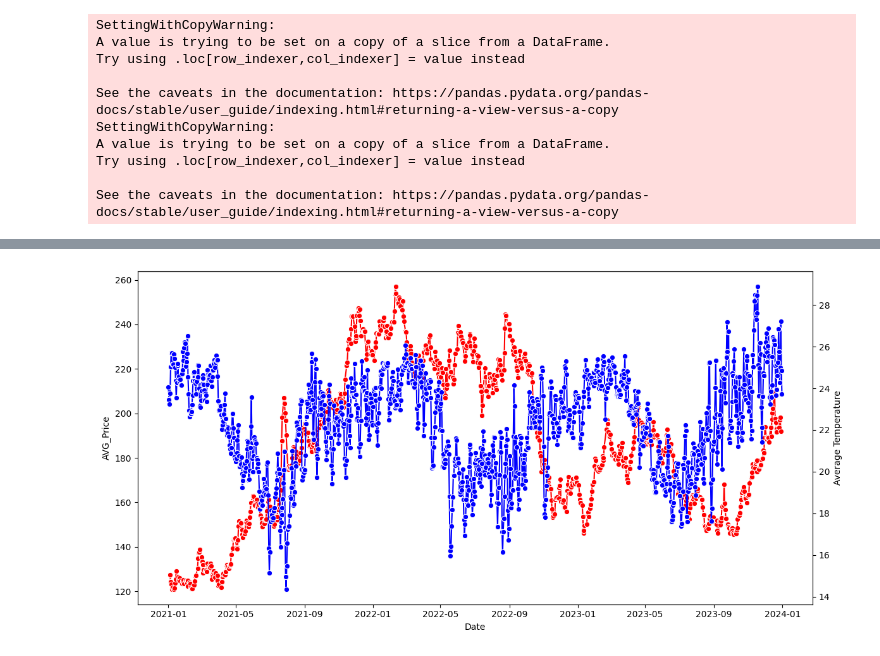
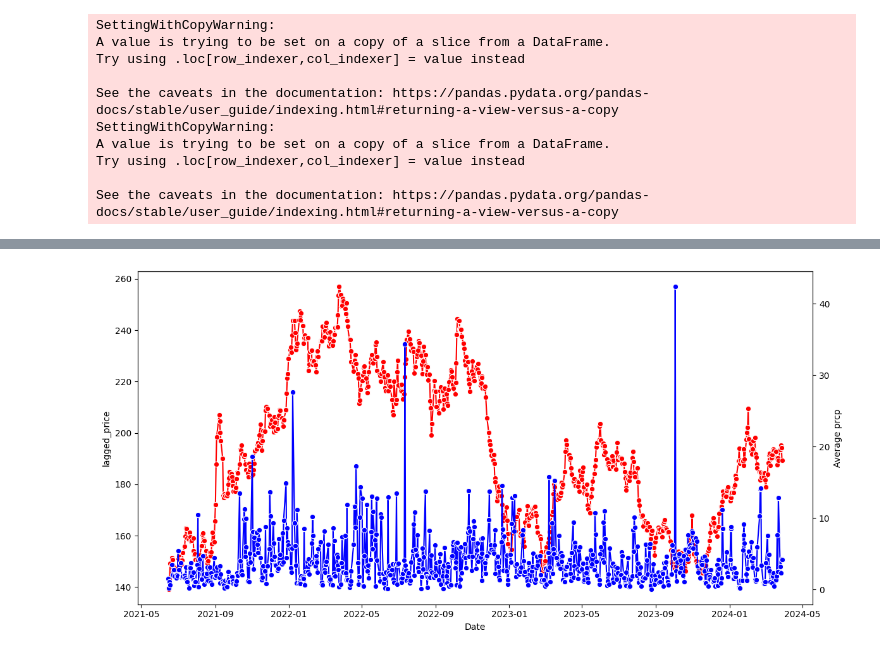
Before and after one commit to maseehfaizan/Project_code, a Jupyter notebook: Master.ipynb, the cells around one changed output, grey strips where cells are left out. Drawn from its saved outputs; the diff is of its cells as text; code cells hidden in the pictures.

Commit message:
I added data for Columbia and further did some OLS regression. Also added a 30 day lagg between tempratures and prices

```diff
--- a/Master.ipynb
+++ b/Master.ipynb
@@ -65,8 +90,8 @@ city.head()
 
 I have daily weather data starting from **2019** unitl end of **2023** from the closest stations where data is available in these regions/citites.
 # %%
-start = datetime(2018, 1, 1)
-end = datetime(2023, 12, 31)
+start = datetime(2021, 5, 1)
+end = datetime(2024, 3, 31)
 #empty dataframe
 wdata = pd.DataFrame()
 ix = 0
@@ -104,7 +129,6 @@ for i in city['city']:
 
 wdata = wdata.drop_duplicates(subset='time')
 # So when we divide the data later both have the dates
-wdata = wdata.set_index('time')
 # %% [markdown]
 ### Saving a copy of the file, just in case the servers aren't functionning
 # %%
@@ -122,7 +147,8 @@ tavg_columns = [col for col in wdata.columns if col.startswith('tavg')]
 # Create a new DataFrame with these columns
 tavg_df = wdata[tavg_columns]
 tavg_df['Average Temperature'] = tavg_df.mean(axis=1, skipna=True)
-tavg_df['change in Temperature'] = tavg_df['Average Temperature'].pct_change()*100
+
+ext = tavg_df[tavg_df['Average Temperature']>= 24.5]
 # %% [output]
 SettingWithCopyWarning:
 A value is trying to be set on a copy of a slice from a DataFrame.
@@ -299,0 +332,4 @@ See the caveats in the documentation: https://pandas.pydata.org/pandas-docs/stab
+# %%
+main = pd.merge(tavg_df,prcp_df,right_on='time',left_on='time',how ='inner')
+main = main.merge(price, right_on='Date',left_on='time',how ='inner')
+main = main.drop_duplicates(subset='time')
@@ -299,0 +349,7 @@ See the caveats in the documentation: https://pandas.pydata.org/pandas-docs/stab
+# %%
+main.head()
+
+main.set_index('Date', inplace=True)
+
+main['lagged_price'] = main['AVG_Price'].shift(30)
+main = main.dropna(subset='lagged_price')
@@ -300,16 +387,13 @@ See the caveats in the documentation: https://pandas.pydata.org/pandas-docs/stab
 # %%
-newprice_df = price[price['year']>=2021]
-newtemp = tavg_df[tavg_df['year']>=2021]
-
 fig, axs = plt.subplots(figsize=(12, 6))
 
 
-sns.lineplot(data=newprice_df, x='Date', y='AVG_Price', ax=axs,color='red',marker='o')
+sns.lineplot(data=main, x='Date', y='lagged_price', ax=axs,color='red',marker='o')
 axs2 = axs.twinx()
-sns.lineplot(data=newtemp, x='time', y='Average Temperature', ax=axs2, color='blue',marker='o')
+sns.lineplot(data=main, x='time', y='Average prcp', ax=axs2, color='blue',marker='o')
 
 # Adjust layout
 plt.tight_layout()
 plt.show()
 # %% [output]
-[figure, old version]
+[figure, new version]
```
Also changed, not shown: parts of 32 cells of this notebook, 2 other files.
